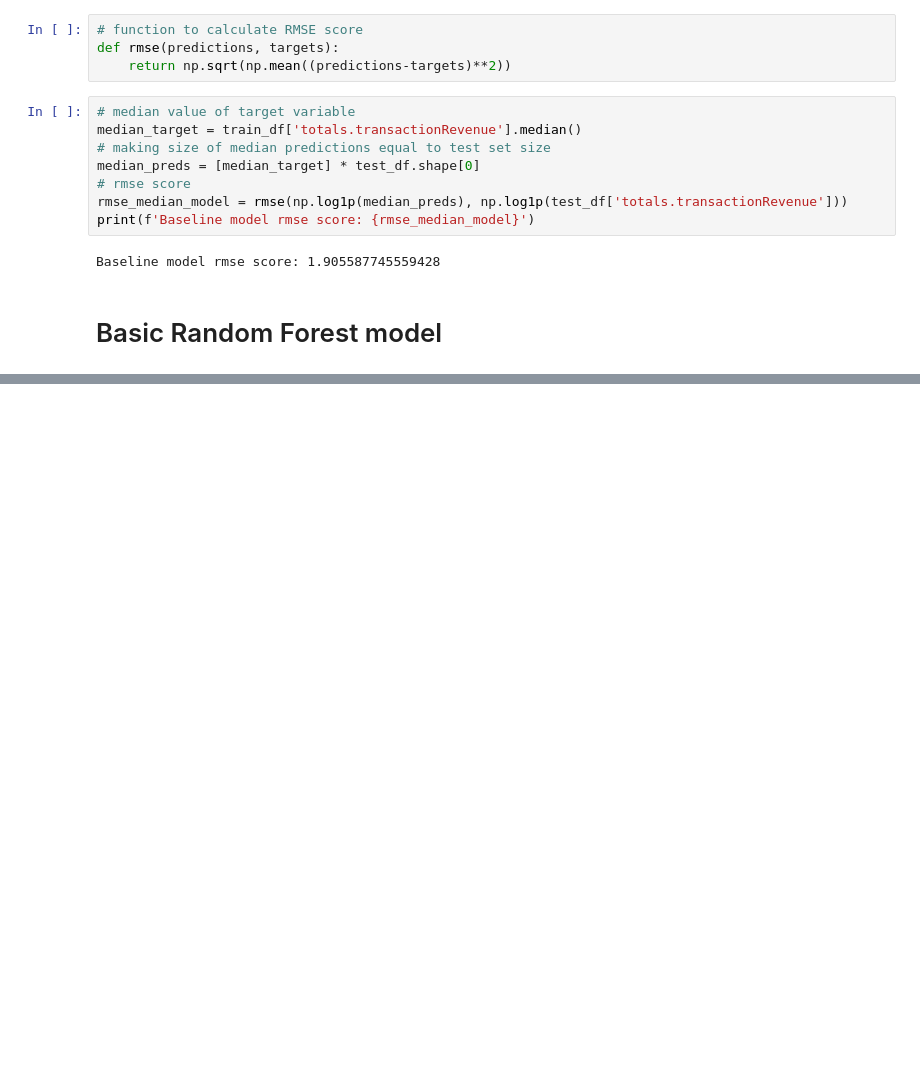
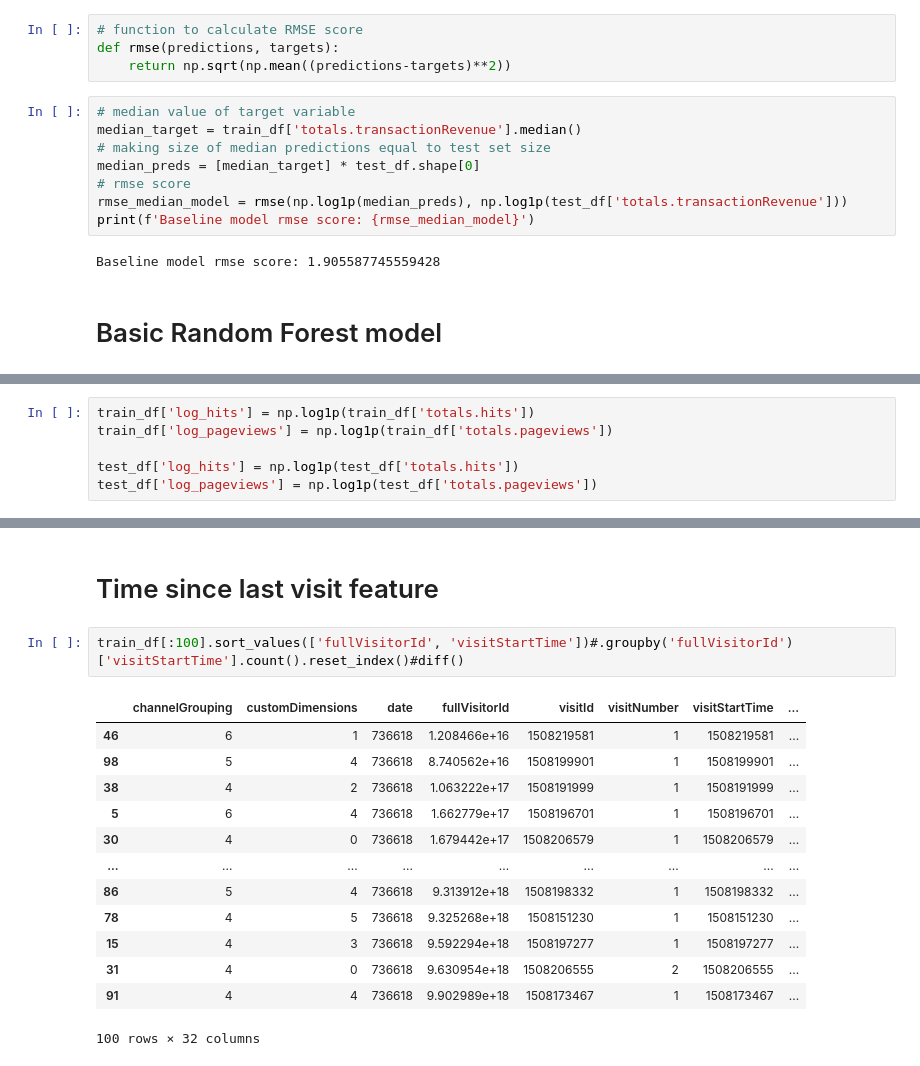
Before and after one commit to GK4444/google-revenue-prediction, a Jupyter notebook: main.ipynb, the cells around one changed output, grey strips where cells are left out. Saved outputs shown, nothing was run; the diff lists cells and outputs as text; blank space fills up the shorter version.

```diff
--- a/main.ipynb
+++ b/main.ipynb
@@ -1284,0 +1290,6 @@ TypeError: _sort_dispatcher() got an unexpected keyword argument 'ascending'
+# %%
+train_df['log_hits'] = np.log1p(train_df['totals.hits'])
+train_df['log_pageviews'] = np.log1p(train_df['totals.pageviews'])
+
+test_df['log_hits'] = np.log1p(test_df['totals.hits'])
+test_df['log_pageviews'] = np.log1p(test_df['totals.pageviews'])
@@ -1299,0 +1550,18 @@ Index(['channelGrouping', 'customDimensions', 'date', 'fullVisitorId',
+# %% [markdown]
+# Time since last visit feature
+# %%
+train_df[:100].sort_values(['fullVisitorId', 'visitStartTime'])#.groupby('fullVisitorId')['visitStartTime'].count().reset_index()#diff()
+# %% [output]
+|  | channelGrouping | customDimensions | date | fullVisitorId | visitId | visitNumber | visitStartTime | ... |
+| 46 | 6 | 1 | 736618 | 1.208466e+16 | 1508219581 | 1 | 1508219581 | ... |
+| 98 | 5 | 4 | 736618 | 8.740562e+16 | 1508199901 | 1 | 1508199901 | ... |
+| 38 | 4 | 2 | 736618 | 1.063222e+17 | 1508191999 | 1 | 1508191999 | ... |
+| 5 | 6 | 4 | 736618 | 1.662779e+17 | 1508196701 | 1 | 1508196701 | ... |
+| 30 | 4 | 0 | 736618 | 1.679442e+17 | 1508206579 | 1 | 1508206579 | ... |
+| ... | ... | ... | ... | ... | ... | ... | ... | ... |
+| 86 | 5 | 4 | 736618 | 9.313912e+18 | 1508198332 | 1 | 1508198332 | ... |
+| 78 | 4 | 5 | 736618 | 9.325268e+18 | 1508151230 | 1 | 1508151230 | ... |
+| 15 | 4 | 3 | 736618 | 9.592294e+18 | 1508197277 | 1 | 1508197277 | ... |
+| 31 | 4 | 0 | 736618 | 9.630954e+18 | 1508206555 | 2 | 1508206555 | ... |
+| 91 | 4 | 4 | 736618 | 9.902989e+18 | 1508173467 | 1 | 1508173467 | ... |
+100 rows × 32 columns
```
Also changed, not shown: parts of 40 cells of this notebook.
